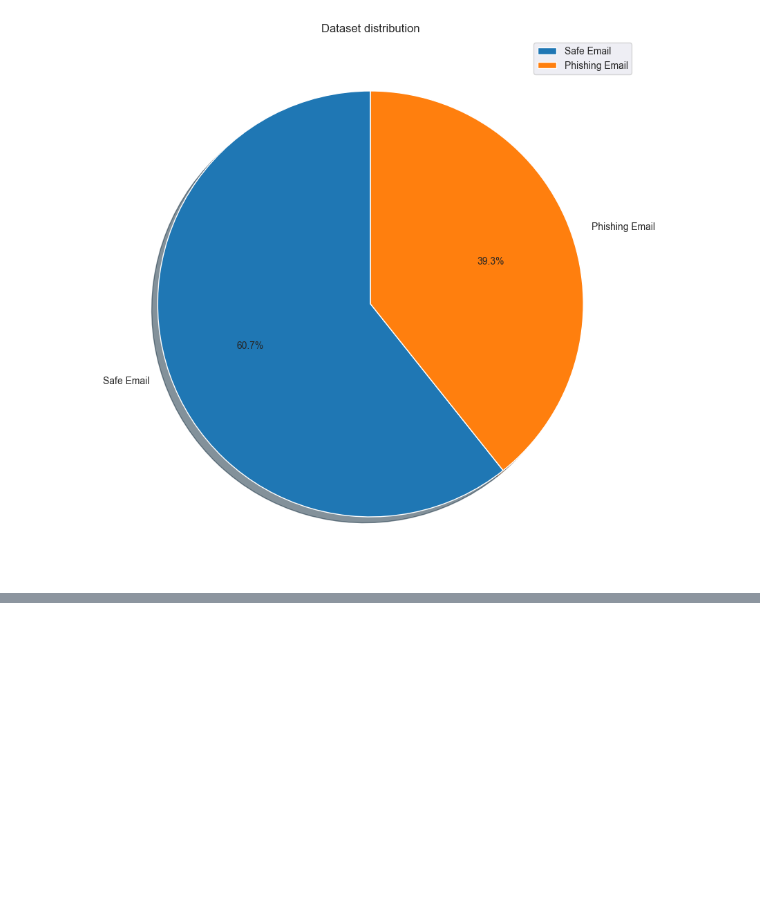
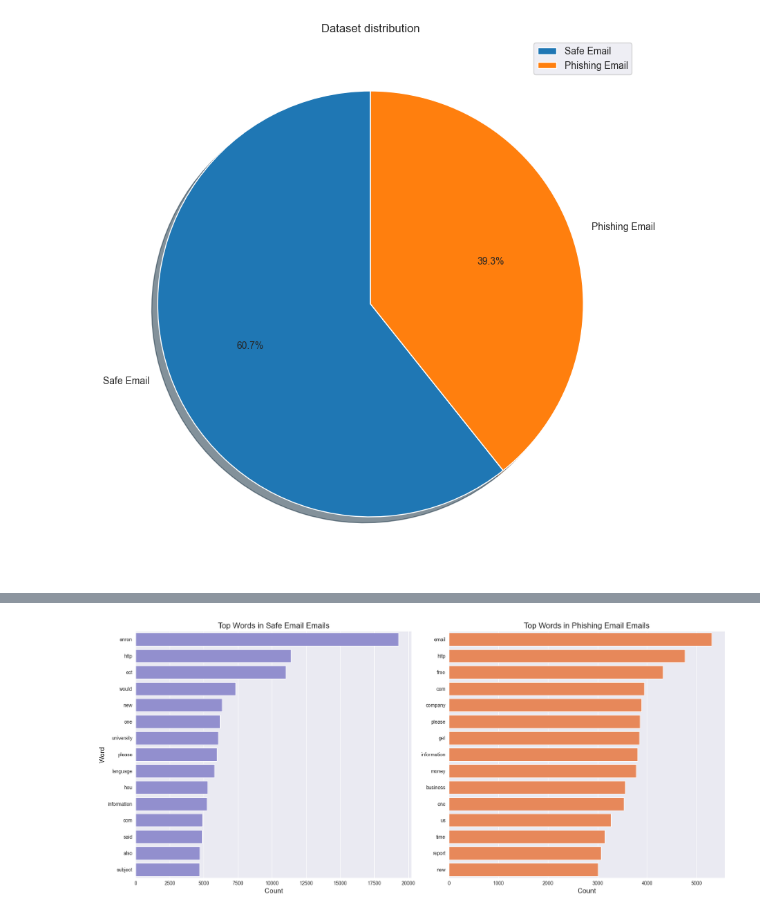
Before and after one commit to moanv2/phishing_repo_thesis, a Jupyter notebook: Data_exploration/data_exploration.ipynb, the cells around one changed output, grey strips where cells are left out. Cells and saved outputs as stored; diff of their text form; code cells hidden in the pictures; blank space fills up the shorter version.

```diff
--- a/Data_exploration/data_exploration.ipynb
+++ b/Data_exploration/data_exploration.ipynb
@@ -82,0 +119,62 @@ Name: Email Type, dtype: int64
+# %%
+# Function to preprocess and extract words
+def extract_words(text, remove_stopwords=True):
+    # Getting exact content from raw email
+    content = extract_email_content(text)
+
+    # Convert to lowercase and tokenize
+    tokens = word_tokenize(content.lower())
+
+    # Remove non-alphabetic tokens and single character tokens
+    words = [word for word in tokens if word.isalpha() and len(word) > 1]
+
+    # Remove stopwords (as specified in parameters)
+    if remove_stopwords:
+        stop_words = set(stopwords.words('english'))
+        words = [word for word in words if word not in stop_words]
+
+    return words
+
+# Add tokenized words to dataframe
+df['tokens'] = df['Email Text'].apply(extract_words)
+
+# Create word frequency counters for each email type
+# Assuming your types might be "ham" and "phishing" instead of "ham" and "spam"
+type1_words = Counter()
+type2_words = Counter()
+
+# Get the unique email types from your dataset
+email_types = df['Email Type'].unique()
+type1 = email_types[0]  # First type (e.g., "ham" or "legitimate")
+type2 = email_types[1]  # Second type (e.g., "phishing" or "malicious")
+
+# Collect word counts by email type
+for idx, row in df.iterrows():
+    if row['Email Type'] == type1:
+        type1_words.update(row['tokens'])
+    else:
+        type2_words.update(row['tokens'])
+
+# Get top 15 words for each category
+type1_top_words = pd.DataFrame(type1_words.most_common(15), columns=['word', 'count'])
+type2_top_words = pd.DataFrame(type2_words.most_common(15), columns=['word', 'count'])
+
+# Create subplots for both email types
+fig, (ax1, ax2) = plt.subplots(1, 2, figsize=(18, 8))
+
+# Plot first type words
+sns.barplot(x='count', y='word', data=type1_top_words, ax=ax1, color='#8884d8')
+ax1.set_title(f'Top Words in {type1} Emails', fontsize=16)
+ax1.set_xlabel('Count', fontsize=14)
+ax1.set_ylabel('Word', fontsize=14)
+
+# Plot second type words
+sns.barplot(x='count', y='word', data=type2_top_words, ax=ax2, color='#FF8042')
+ax2.set_title(f'Top Words in {type2} Emails', fontsize=16)
+ax2.set_xlabel('Count', fontsize=14)
+ax2.set_ylabel('')
+
+plt.tight_layout()
+plt.show()
+# %% [output]
+[figure, added]
```
Also changed, not shown: parts of 4 cells of this notebook.
